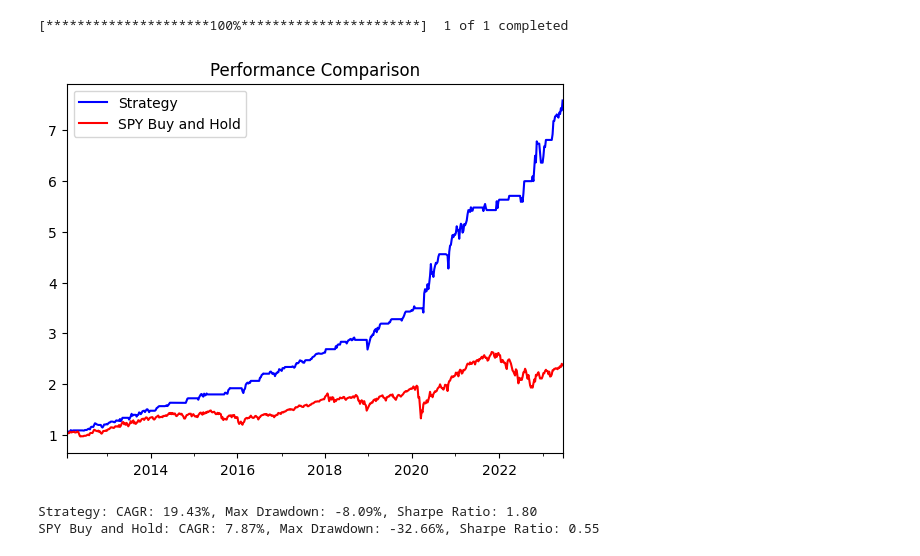
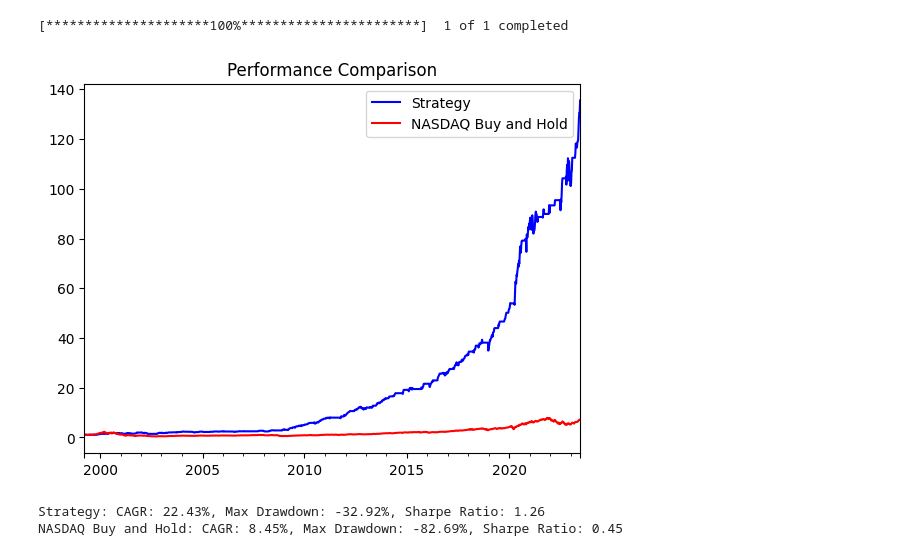
Before and after one commit to dkn-maida/farscape-investment, a Jupyter notebook: nfci.ipynb, the cells around one changed output. Cells and saved outputs as stored; diff of their text form; code cells hidden in the pictures.

```diff
--- a/nfci.ipynb
+++ b/nfci.ipynb
@@ -14,7 +14,7 @@ nfci_data.set_index('date', inplace=True)
 nfci_data['nfci_sma_14'] = nfci_data['NFCI'].rolling(window=2).mean()
 
 # Download SPY data
-spy_data = yf.download('URTH', start=nfci_data.index.min(), end=nfci_data.index.max())
+spy_data = yf.download('QQQ', start=nfci_data.index.min(), end=nfci_data.index.max())
 spy_data = spy_data[['Close']].resample("W-FRI").last()  # we only need the adjusted close prices
 
 # Merge the two dataframes
@@ -32,39 +32,39 @@ data.dropna(inplace=True)
 
 # Plot the strategy and SPY performance
 (data['strategy_returns'] + 1).cumprod().plot(label='Strategy', color='b')
-(data['spy_returns'] + 1).cumprod().plot(label='SPY Buy and Hold', color='r')
+(data['spy_returns'] + 1).cumprod().plot(label='NASDAQ Buy and Hold', color='r')
 plt.title('Performance Comparison')
 plt.legend()
 plt.show()
 
 # Annualizing factor assuming trading days
 annualizing_factor = 52
 
 # CAGR
 years = (data.index[-1] - data.index[0]).days / 365.0
 cagr_strategy = (1 + data['strategy_returns']).cumprod().iloc[-1] ** (1 / years) - 1
 cagr_spy = (1 + data['spy_returns']).cumprod().iloc[-1] ** (1 / years) - 1
 
 # Max Drawdown
 cumulative_returns_strategy = (1 + data['strategy_returns']).cumprod()
 rolling_max_strategy = cumulative_returns_strategy.expanding().max()
 daily_drawdown_strategy = cumulative_returns_strategy / rolling_max_strategy - 1
 max_drawdown_strategy = daily_drawdown_strategy.min()
 
 cumulative_returns_spy = (1 + data['spy_returns']).cumprod()
 rolling_max_spy = cumulative_returns_spy.expanding().max()
 daily_drawdown_spy = cumulative_returns_spy / rolling_max_spy - 1
 max_drawdown_spy = daily_drawdown_spy.min()
 
 # Sharpe Ratio (assuming risk-free rate to be 0)
 sharpe_ratio_strategy = np.mean(data['strategy_returns']) / np.std(data['strategy_returns']) * np.sqrt(annualizing_factor)
 sharpe_ratio_spy = np.mean(data['spy_returns']) / np.std(data['spy_returns']) * np.sqrt(annualizing_factor)
 
 # Printing the results
 print(f"Strategy: CAGR: {cagr_strategy:.2%}, Max Drawdown: {max_drawdown_strategy:.2%}, Sharpe Ratio: {sharpe_ratio_strategy:.2f}")
-print(f"SPY Buy and Hold: CAGR: {cagr_spy:.2%}, Max Drawdown: {max_drawdown_spy:.2%}, Sharpe Ratio: {sharpe_ratio_spy:.2f}")
+print(f"NASDAQ Buy and Hold: CAGR: {cagr_spy:.2%}, Max Drawdown: {max_drawdown_spy:.2%}, Sharpe Ratio: {sharpe_ratio_spy:.2f}")
 # %% [output]
 [*********************100%***********************]  1 of 1 completed
-[figure, old version]
+[figure, new version]
-Strategy: CAGR: 19.43%, Max Drawdown: -8.09%, Sharpe Ratio: 1.80
-SPY Buy and Hold: CAGR: 7.87%, Max Drawdown: -32.66%, Sharpe Ratio: 0.55
+Strategy: CAGR: 22.43%, Max Drawdown: -32.92%, Sharpe Ratio: 1.26
+NASDAQ Buy and Hold: CAGR: 8.45%, Max Drawdown: -82.69%, Sharpe Ratio: 0.45
```
Also changed, not shown: 24 other files.
